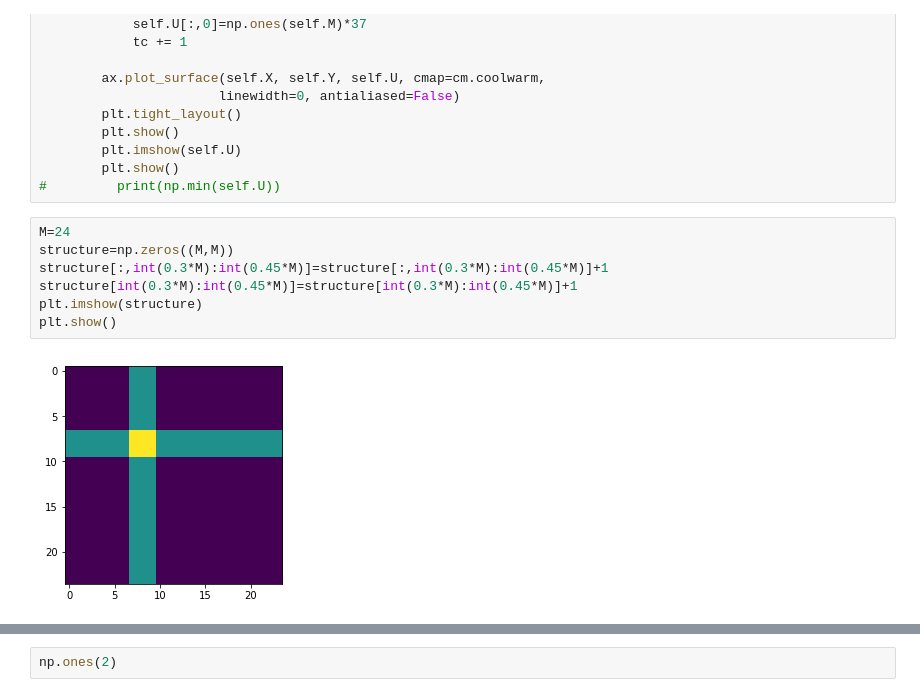
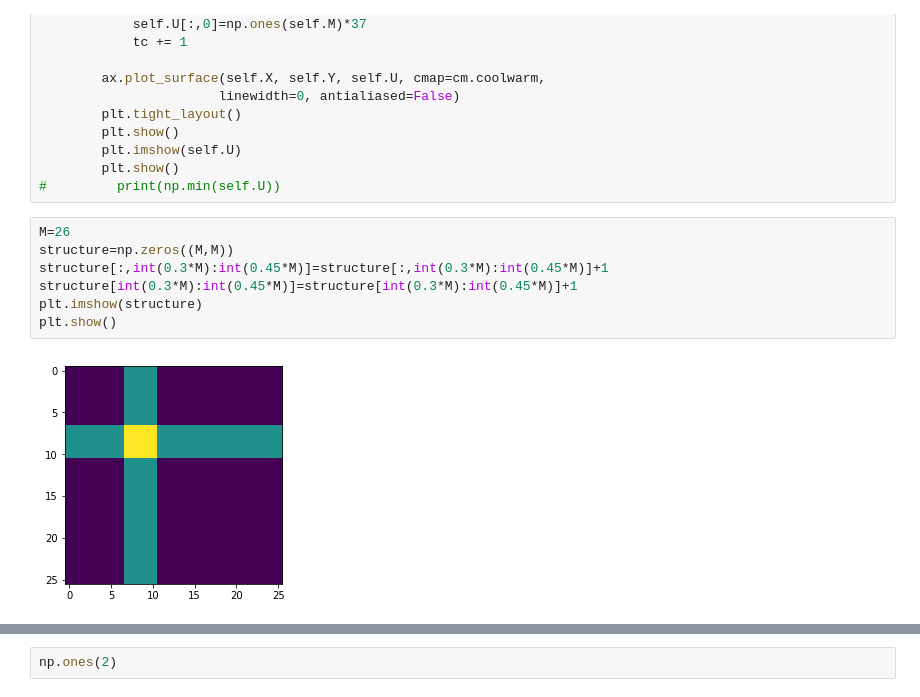
Before and after one commit to MargaretDuff/Industrial-Maths, a Jupyter notebook: HIFU/ADI method-with bone 17-12-18.ipynb, the cells around one changed output, grey strips where cells are left out. Cells and saved outputs as stored; diff of their text form.

```diff
--- a/HIFU/ADI method-with bone 17-12-18.ipynb
+++ b/HIFU/ADI method-with bone 17-12-18.ipynb
@@ -151,14 +151,14 @@ class ADImethod:
         plt.show()
 #         print(np.min(self.U))
 # %%
-M=24
+M=26
 structure=np.zeros((M,M))
 structure[:,int(0.3*M):int(0.45*M)]=structure[:,int(0.3*M):int(0.45*M)]+1
 structure[int(0.3*M):int(0.45*M)]=structure[int(0.3*M):int(0.45*M)]+1
 plt.imshow(structure)
 plt.show()
 # %% [output]
-[figure, old version]
+[figure, new version]
 # %%
 def main():
     simulator = ADImethod(M, 40, structure)
```
Also changed, not shown: parts of 1 cell of this notebook, 16 other files.
